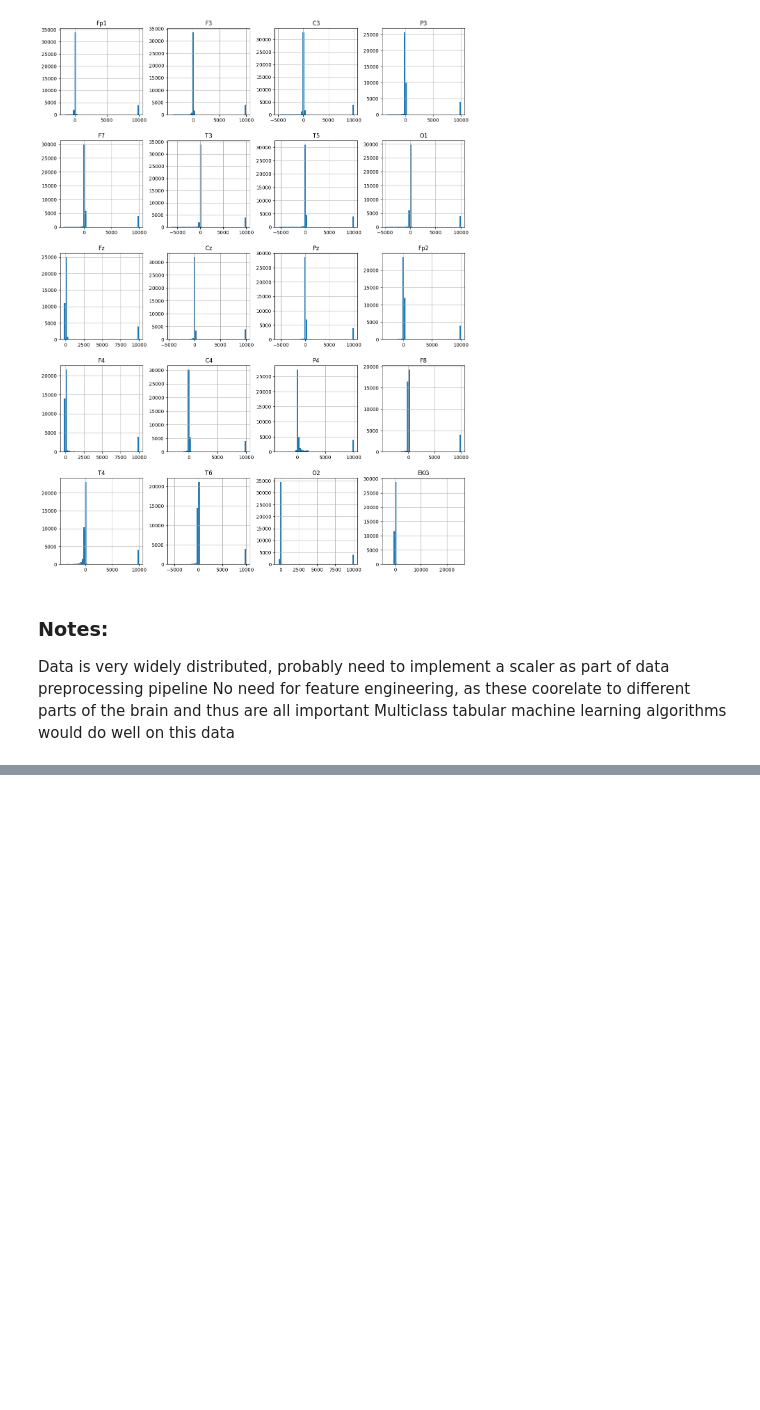
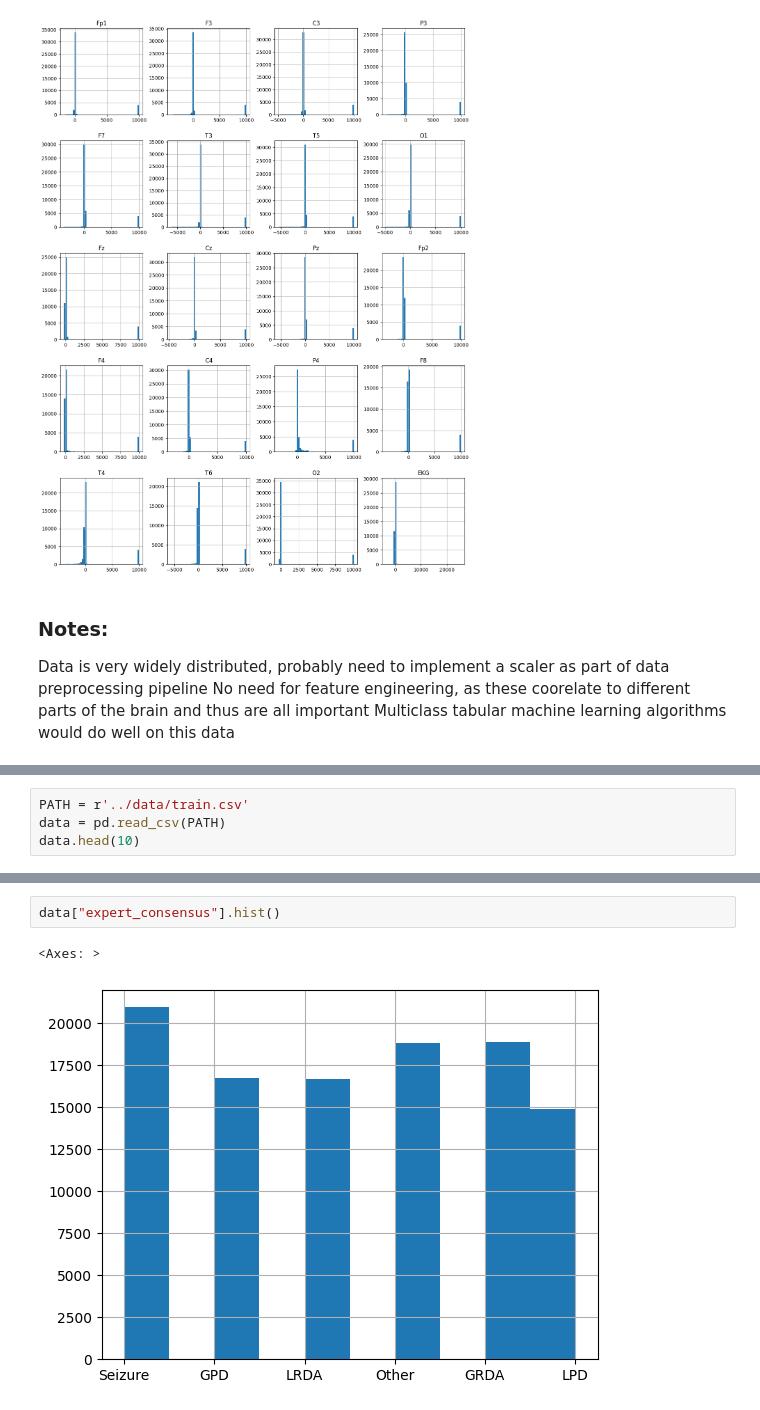
Before and after one commit to fengzhang789/Harmful-Brain-Activity-Classification, a Jupyter notebook: notebooks/exploratory-data-analysis.ipynb, the cells around one changed output, grey strips where cells are left out. Saved outputs shown, nothing was run; the diff lists cells and outputs as text; blank space fills up the shorter version.

```diff
--- a/notebooks/exploratory-data-analysis.ipynb
+++ b/notebooks/exploratory-data-analysis.ipynb
@@ -95,0 +137,4 @@ Multiclass tabular machine learning algorithms would do well on this data
+# %%
+PATH = r'../data/train.csv'
+data = pd.read_csv(PATH)
+data.head(10)
@@ -95,0 +196,5 @@ Multiclass tabular machine learning algorithms would do well on this data
+# %%
+data["expert_consensus"].hist()
+# %% [output]
+<Axes: >
+[figure, added]
```
Also changed, not shown: parts of 10 cells of this notebook, 2 other files.
